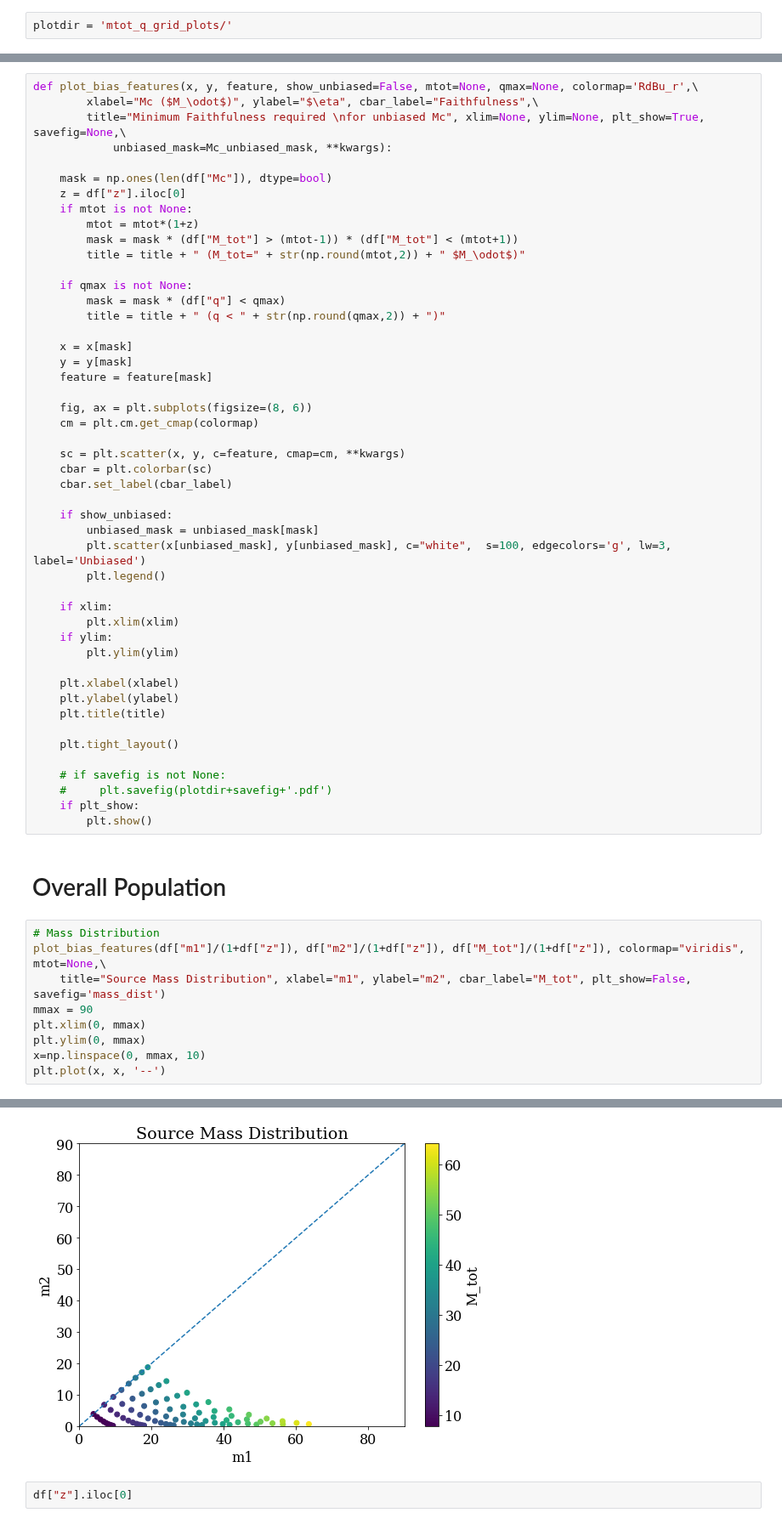
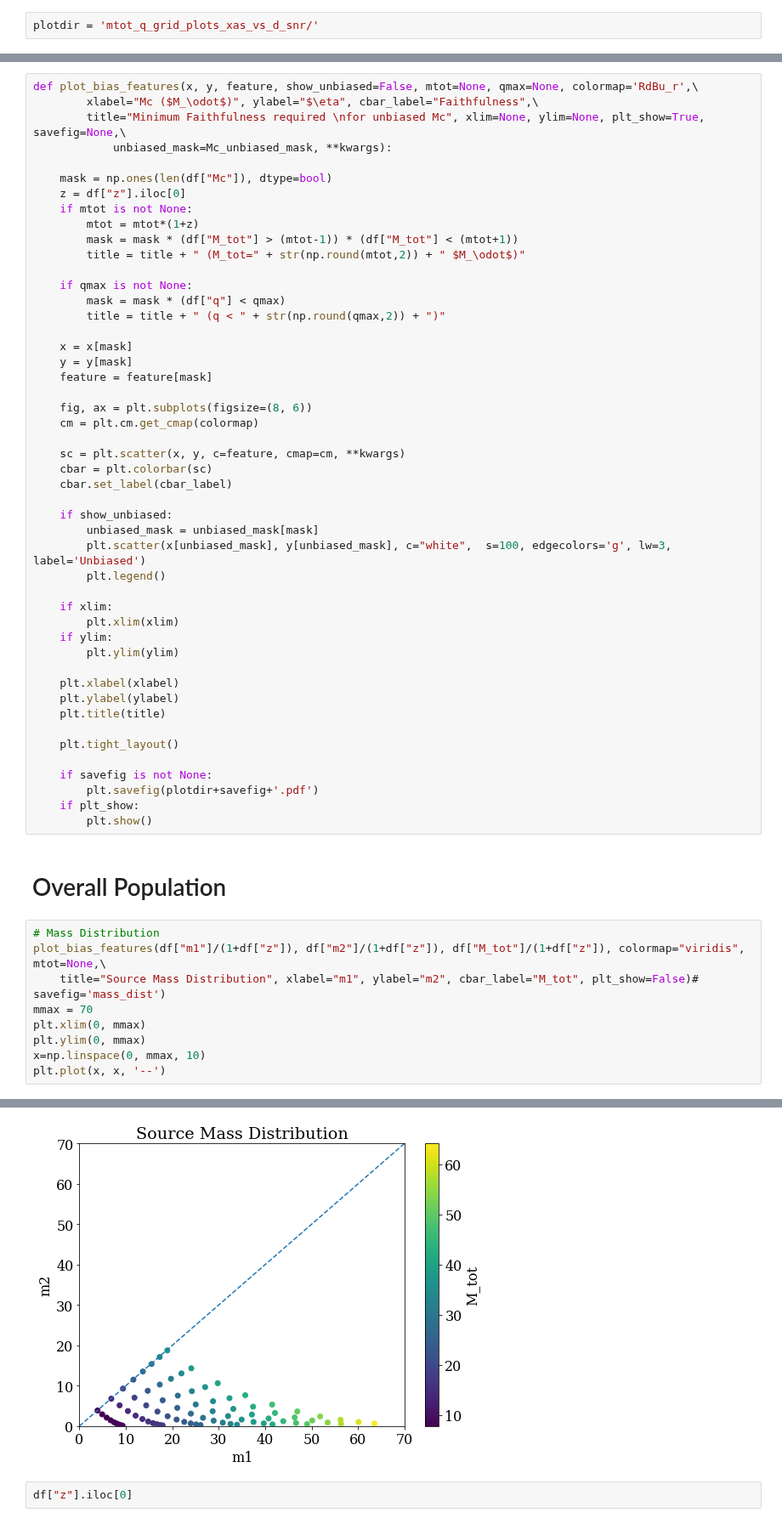
Before and after one commit to veome22/hybrid_waveforms, a Jupyter notebook: gwbench_bias_plots_Mtot_q_grid.ipynb, the cells around one changed output, grey strips where cells are left out. Shown at 85% size. Saved outputs shown, nothing was run; the diff lists cells and outputs as text.

```diff
--- a/gwbench_bias_plots_Mtot_q_grid.ipynb
+++ b/gwbench_bias_plots_Mtot_q_grid.ipynb
@@ -16,7 +16,7 @@ font = {'family' : 'serif',
 
 matplotlib.rc('font', **font)
 # %%
-plotdir = 'mtot_q_grid_plots/'
+plotdir = 'mtot_q_grid_plots_xas_vs_d_snr/'
 # %%
 mtots = [10, 20, 30, 40, 50, 60, 70, 80]
 # mtots = [7, 10, 12]
@@ -165,8 +165,8 @@ def plot_bias_features(x, y, feature, show_unbiased=False, mtot=None, qmax=None,
 
     plt.tight_layout()
 
-    # if savefig is not None:
-    #     plt.savefig(plotdir+savefig+'.pdf')
+    if savefig is not None:
+        plt.savefig(plotdir+savefig+'.pdf')
     if plt_show:
         plt.show()
 # %% [markdown]
@@ -174,15 +174,15 @@ def plot_bias_features(x, y, feature, show_unbiased=False, mtot=None, qmax=None,
 # %%
 # Mass Distribution
 plot_bias_features(df["m1"]/(1+df["z"]), df["m2"]/(1+df["z"]), df["M_tot"]/(1+df["z"]), colormap="viridis", mtot=None,\
-    title="Source Mass Distribution", xlabel="m1", ylabel="m2", cbar_label="M_tot", plt_show=False, savefig='mass_dist')
-mmax = 90
+    title="Source Mass Distribution", xlabel="m1", ylabel="m2", cbar_label="M_tot", plt_show=False)# savefig='mass_dist')
+mmax = 70
 plt.xlim(0, mmax)
 plt.ylim(0, mmax)
 x=np.linspace(0, mmax, 10)
 plt.plot(x, x, '--')
 # %% [output]
 [<matplotlib.lines.Line2D at 0x...>]
-[figure, old version]
+[figure, new version]
 # %%
 df["z"].iloc[0]
 # %% [output]
```
Also changed, not shown: parts of 9 cells of this notebook, 2 other files.
